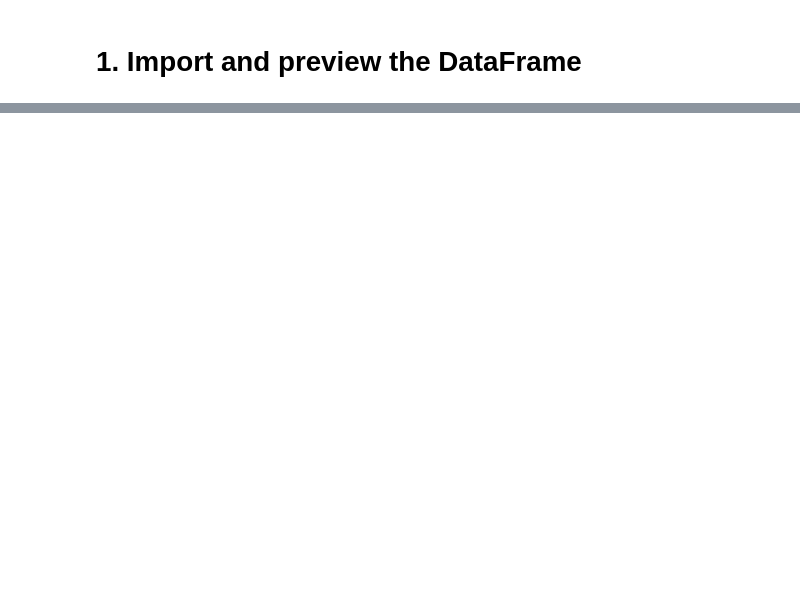
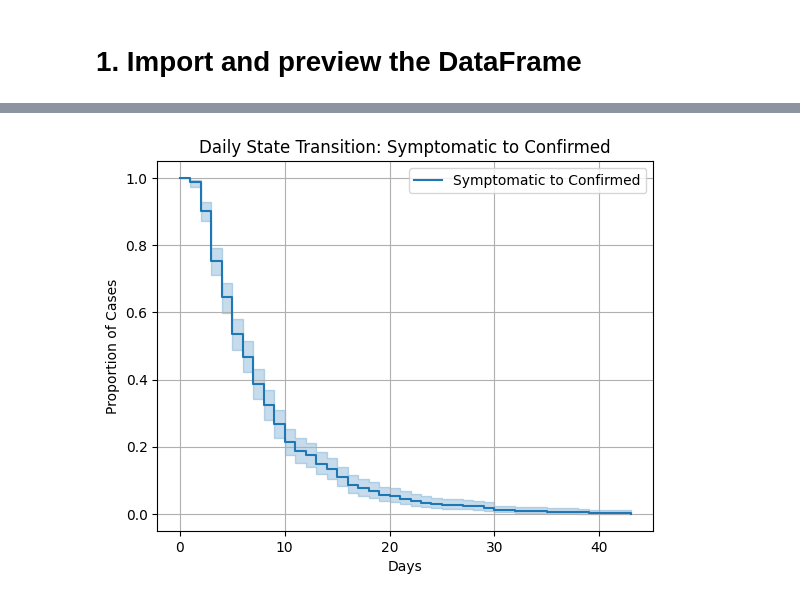
Before and after one commit to dmdce/CSMODEL-MCO1-Notebook-Files, a Jupyter notebook: CSMODEL_MCO1_Notebook.ipynb, the cells around one changed output, grey strips where cells are left out. Cells and saved outputs as stored; diff of their text form; code cells hidden in the pictures; blank space fills up the shorter version.

```diff
--- a/CSMODEL_MCO1_Notebook.ipynb
+++ b/CSMODEL_MCO1_Notebook.ipynb
@@ -261,0 +213,17 @@ r = 0.821
+# %%
+# Use kmf to estimate Symptomatic to Confirmed survival function
+kmf.fit(
+    durations = df_clean_IS_to_C['duration_IS_to_C'],
+    event_observed = df_clean_IS_to_C['event_IS_to_C'],
+    label = 'Symptomatic to Confirmed'
+)
+
+# View
+kmf.plot_survival_function()
+plt.title('Daily State Transition: Symptomatic to Confirmed')
+plt.xlabel('Days')
+plt.ylabel('Proportion of Cases')
+plt.grid(True)
+plt.show()
+# %% [output]
+[figure, added]
```
Also changed, not shown: parts of 48 cells of this notebook.
